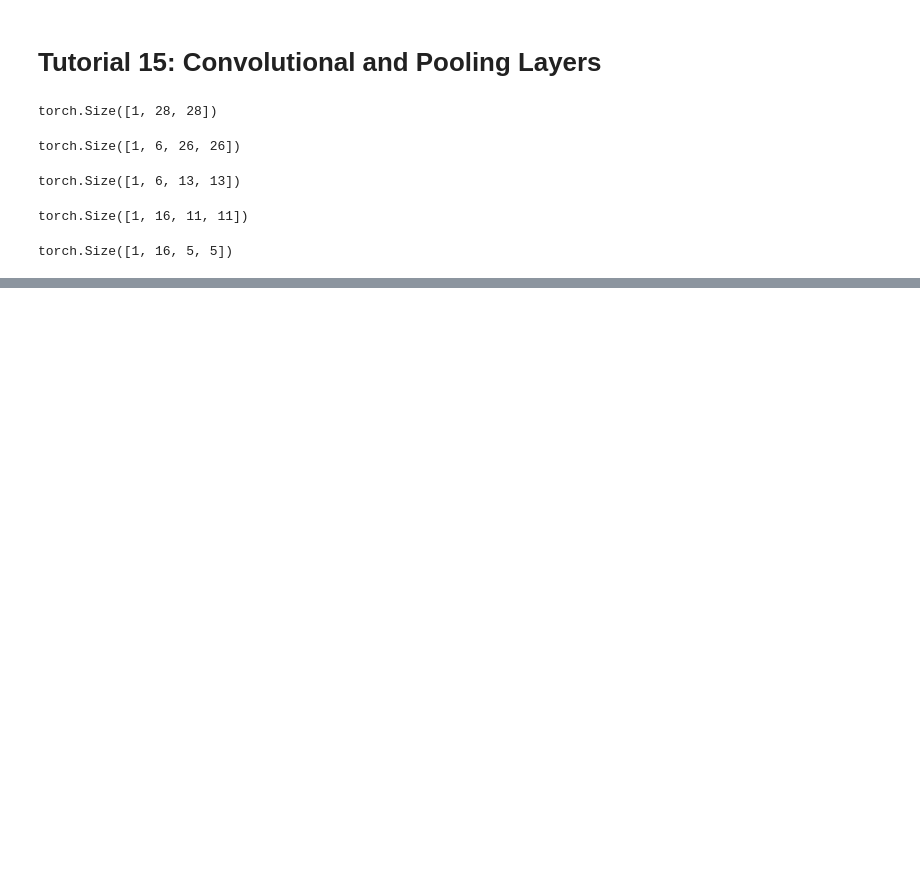
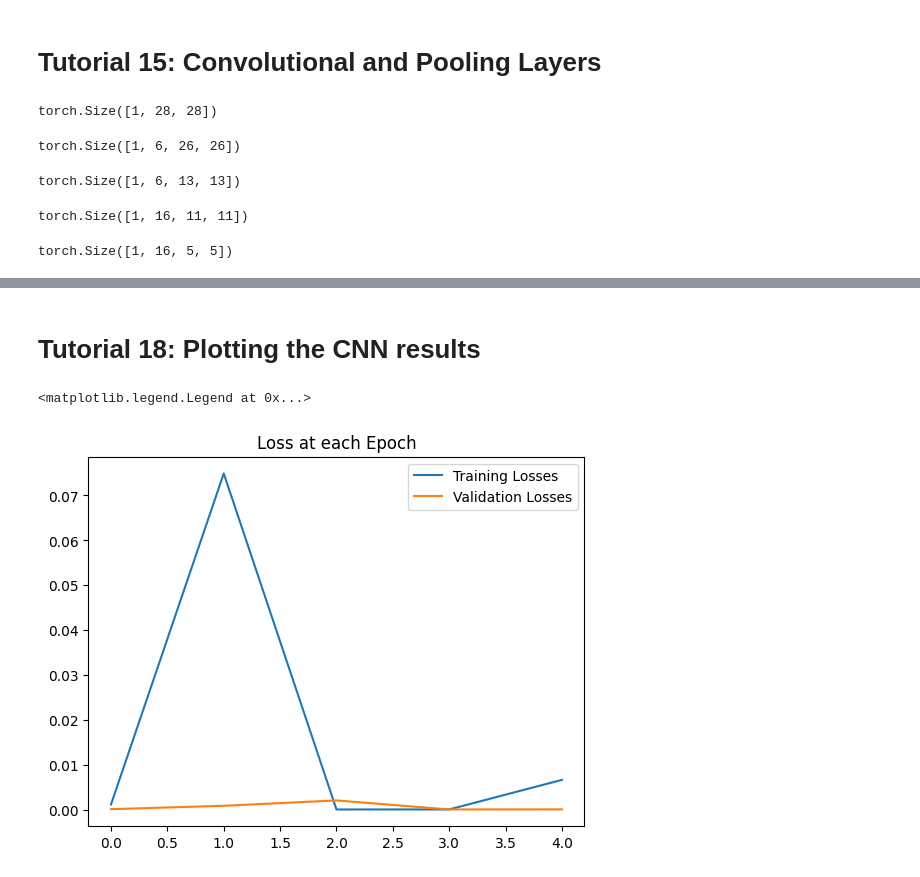
Before and after one commit to vsathyap/PyTorch_Fundamentals, a Jupyter notebook: IntroCNN.ipynb, the cells around one changed output, grey strips where cells are left out. Drawn from its saved outputs; the diff is of its cells as text; code cells hidden in the pictures; blank space fills up the shorter version.

Commit message:
Complete tutorial

```diff
--- a/IntroCNN.ipynb
+++ b/IntroCNN.ipynb
@@ -86,0 +89,30 @@ torch.Size([1, 16, 5, 5])
+# %%
+class CNNModel(nn.Module):
+  def __init__(self):
+    super().__init__()
+    self.conv1 = nn.Conv2d(in_channels= 1, out_channels=6, kernel_size=3, stride=1)
+    self.conv2 = nn.Conv2d(in_channels= 6, out_channels=16, kernel_size=3, stride=1)
+    #fully connected layers
+    self.fc1 = nn.Linear(in_features=5*5*16,out_features=120)
+    self.fc2 = nn.Linear(in_features=120,out_features=84)
+    self.fc3 = nn.Linear(in_features=84,out_features=10)
+
+  def forward(self, X):
+    X = F.relu(self.conv1(X))
+    X = F.max_pool2d(X,kernel_size=2,stride=2)
+    X = F.relu(self.conv2(X))
+    X = F.max_pool2d(X,kernel_size=2,stride=2)
+
+    # Flatten our data
+    X = X.view(-1,16*5*5)
+
+    X = F.relu(self.fc1(X))
+    X = F.relu(self.fc2(X))
+    X = self.fc3(X)
+
+    return F.log_softmax(X,dim=1)
+# %%
+# Create an instance
+torch.manual_seed(41)
+model = CNNModel()
+model
@@ -86,0 +127,3 @@ torch.Size([1, 16, 5, 5])
+# %%
+criterion = nn.CrossEntropyLoss()
+optimizer = torch.optim.Adam(model.parameters(), lr=0.001)
@@ -86,0 +200,11 @@ torch.Size([1, 16, 5, 5])
+# %% [markdown]
+# **Tutorial 18: Plotting the CNN results**
+# %%
+train_losses = [tl.item() for tl in train_losses]
+plt.plot(train_losses,label = 'Training Losses')
+plt.plot(test_losses,label = 'Validation Losses')
+plt.title('Loss at each Epoch')
+plt.legend()
+# %% [output]
+<matplotlib.legend.Legend at 0x...>
+[figure, added]
```
Also changed, not shown: parts of 9 cells of this notebook.
